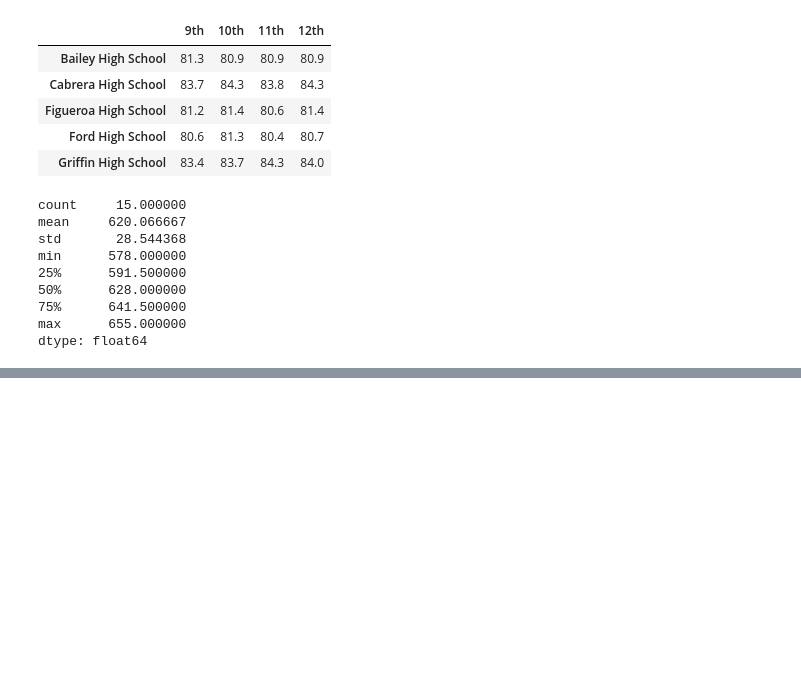
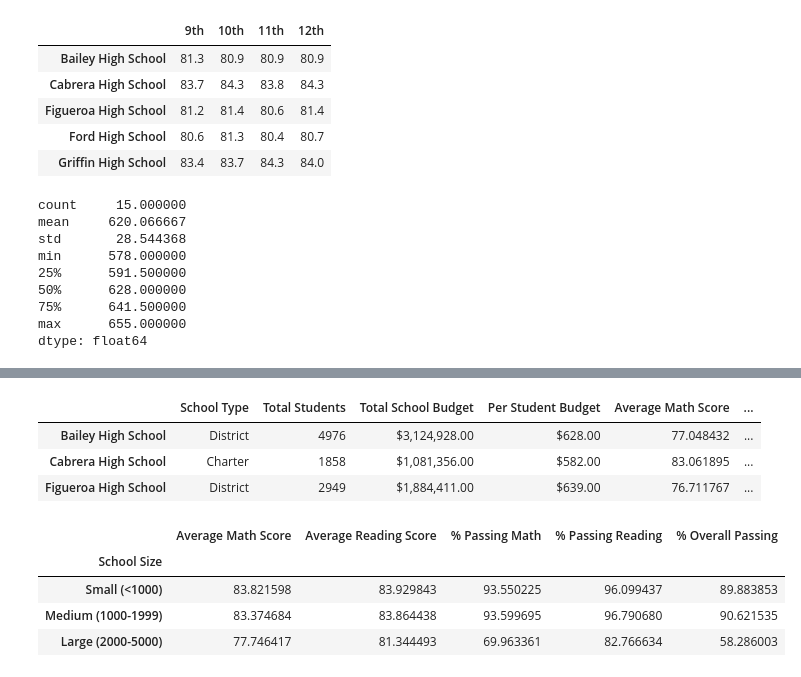
Before and after one commit to MRLinares/School_District_Analysis, a Jupyter notebook: PyCitySchools.ipynb, the cells around one changed output, grey strips where cells are left out. Drawn from its saved outputs; the diff is of its cells as text; code cells hidden in the pictures; blank space fills up the shorter version.

Commit message:
Add files via upload
added averages by school size

```diff
--- a/PyCitySchools.ipynb
+++ b/PyCitySchools.ipynb
@@ -1270,0 +1269,48 @@ spending_summary_df
+# %%
+# Establish the school bins and group names.
+
+size_bins = [0, 999, 1999, 5000]
+
+group_names = ["Small (<1000)", "Medium (1000-1999)", "Large (2000-5000)"]
+# %%
+# Categorize spending based on the bins
+
+per_school_summary_df["School Size"] = pd.cut(per_school_summary_df["Total Students"], size_bins, labels=group_names)
+
+per_school_summary_df.head(3)
+# %% [output]
+|  | School Type | Total Students | Total School Budget | Per Student Budget | Average Math Score | ... |
+| Bailey High School | District | 4976 | $3,124,928.00 | $628.00 | 77.048432 | ... |
+| Cabrera High School | Charter | 1858 | $1,081,356.00 | $582.00 | 83.061895 | ... |
+| Figueroa High School | District | 2949 | $1,884,411.00 | $639.00 | 76.711767 | ... |
+# %%
+# Calculate averages for the desired columns
+
+size_math_scores = per_school_summary_df.groupby(["School Size"]).mean()["Average Math Score"]
+
+size_reading_scores = per_school_summary_df.groupby(["School Size"]).mean()["Average Reading Score"]
+
+size_passing_math = per_school_summary_df.groupby(["School Size"]).mean()["% Passing Math"]
+
+size_passing_reading = per_school_summary_df.groupby(["School Size"]).mean()["% Passing Reading"]
+
+overall_passing_size = per_school_summary_df.groupby(["School Size"]).mean()["% Overall Passing"]
+# %%
+# Assemble new averages into a Dataframe
+
+size_summary_df = pd.DataFrame({
+
+            "Average Math Score" : size_math_scores,
+            "Average Reading Score" : size_reading_scores,
+            "% Passing Math" : size_passing_math,
+            "% Passing Reading" : size_passing_reading,
+            "% Overall Passing" : overall_passing_size
+})
+
+size_summary_df
+# %% [output]
+|  | Average Math Score | Average Reading Score | % Passing Math | % Passing Reading | % Overall Passing |
+| School Size |  |  |  |  |  |
+| Small (<1000) | 83.821598 | 83.929843 | 93.550225 | 96.099437 | 89.883853 |
+| Medium (1000-1999) | 83.374684 | 83.864438 | 93.599695 | 96.790680 | 90.621535 |
+| Large (2000-5000) | 77.746417 | 81.344493 | 69.963361 | 82.766634 | 58.286003 |
```
Also changed, not shown: parts of 13 cells of this notebook.
